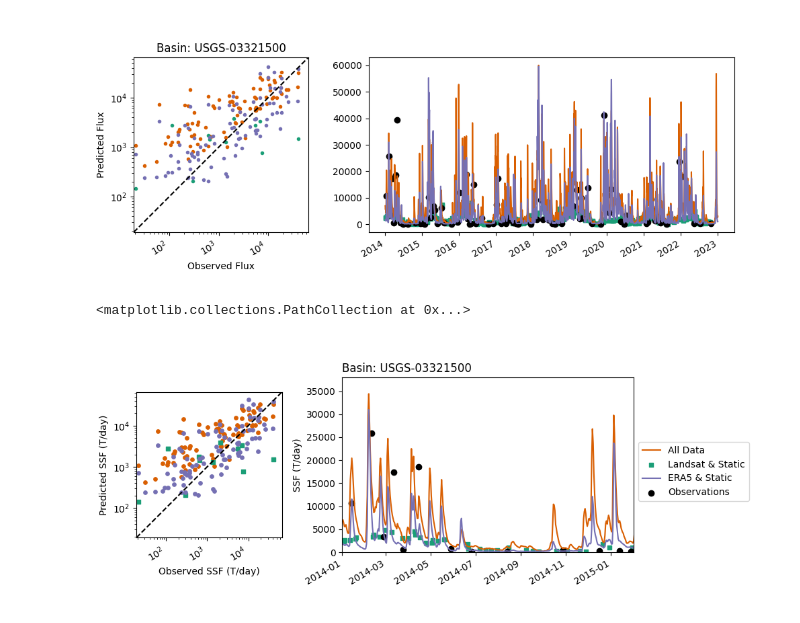
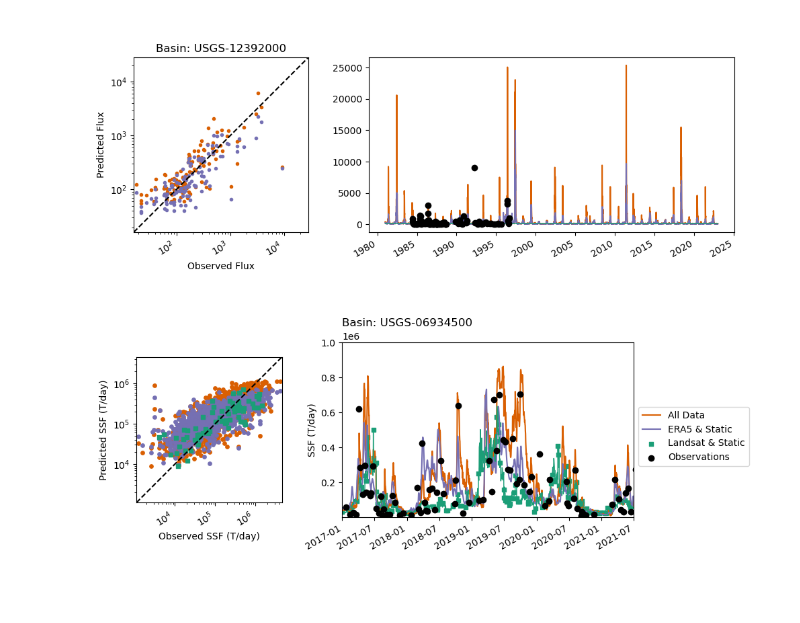
Before and after one commit to Fluvial-UMass/swot-ml, a Jupyter notebook: notebooks/CompareResults.ipynb, the cells around one changed output. Cells and saved outputs as stored; diff of their text form; code cells hidden in the pictures.

```diff
--- a/notebooks/CompareResults.ipynb
+++ b/notebooks/CompareResults.ipynb
@@ -194,2 +171,0 @@ Name: landsat, Length: 3286, dtype: int64
-# %%
-for preds, color in zip(predict_results, colors):
@@ -289,19 +307,23 @@ for preds, name, (c, s) in zip(predict_results, exp_names, line_styles):
     if not 'era5' in preds['dt'].columns:
         #Remove the predictions with no query basis
         mask = sorted_df['dt']['landsat'] == 0
-        date = date[mask]
-        values = values[mask]
-        obs = obs[mask]
-        l = axes[1].scatter(date, values, 15, marker='s', color=c, label=name)#, facecolor='none')
+        masked_date = date[mask]
+        masked_values = values[mask]
+        masked_obs = obs[mask]
+        axes[0].scatter(masked_obs, masked_values, marker='.',color=c)
+        l = axes[1].scatter(masked_date, masked_values, 15, marker='s', color=c, label=name)#, facecolor='none')
+        l = axes[1].plot(date, values, linewidth=1, color=c, label=name)#, facecolor='none')
     else:
+        axes[0].scatter(obs, values, marker='.',color=c)
         l = axes[1].plot(date, values, color=c, label=name)
+
     legend_elements.append(l)
 
     mins.extend([np.nanmin(values), np.nanmin(obs)])
     maxs.extend([np.nanmax(values), np.nanmax(obs)])
 
-    axes[0].scatter(obs, values, marker='.',color=c)
-axes[1].scatter(date, obs, color='k')
+
+axes[1].scatter(date, obs, zorder=10, color='k')
 
 min_val = float(np.min(mins))*0.9
 max_val = float(np.max(maxs))*1.1
@@ -317,6 +339,7 @@ axes[0].set_xlabel(f"Observed Flux")
 axes[0].set_ylabel(f"Predicted Flux")
 axes[0].set_title(f"Basin: {basin}")
 
+# axes[1].set_yscale('log')
 
 fig.subplots_adjust(top=0.85, left=0.05, right=0.95, wspace=0.05, hspace=0.4)
 fig.autofmt_xdate()
@@ -325,32 +348,30 @@ plt.show()
 
 # fig.savefig(fig_dir / f"{basin}_timeseries.png",  dpi=300)
 # %% [output]
-[figure, old version]
+[figure, new version]
-# %%
-legend_elements[1]
-# %% [output]
-<matplotlib.collections.PathCollection at 0x...>
 # %%
 import matplotlib.gridspec as gridspec
 
 """
-good improvement in bias.
-basin = 'USGS-12510500'
-start_date = np.datetime64('2020-01-01')
-end_date = np.datetime64('2022-12-31')
-y_max = 6000
+# dynamics and strong seasonal cycle, but no Landsat.
+basin = 'USGS-13013650'
+start_date = np.datetime64('1995-01-01')
+end_date = np.datetime64('1999-07-01')
+y_max = 100000
+log = True
 
+basin = 'USGS-04183500'
+start_date = np.datetime64('2017-01-01')
+end_date = np.datetime64('2017-07-01')
+y_max = 50000
+log = False
+"""
 
-basin = 'USGS-03321500'
-start_date = np.datetime64('2014-01-01')
-end_date = np.datetime64('2015-02-01')
-y_max = 38000
-
-"""
-basin = 'USGS-03321500'
-start_date = np.datetime64('2014-01-01')
-end_date = np.datetime64('2015-02-01')
-y_max = 38000
+basin = 'USGS-06934500'
+start_date = np.datetime64('2017-01-01')
+end_date = np.datetime64('2021-07-01')
+y_max = 1000000
+log = False
 
 # Plot the true values and predictions
 plt.close('all')
@@ -381,11 +402,12 @@ for preds, name, (c, s) in zip(predict_results, exp_names, line_styles):
     if not 'era5' in preds['dt'].columns:
         #Remove the predictions with no query basis
         mask = sorted_df['dt']['landsat'] == 0
-        date = date[mask]
-        values = values[mask]
-        obs = obs[mask]
-        axes[0].scatter(obs, values, 15, marker='s',color=c)
-        l = axes[1].scatter(date, values, 15, marker='s', color=c, label=name)#, facecolor='none')
+        masked_date = date[mask]
+        masked_values = values[mask]
+        masked_obs = obs[mask]
+        axes[0].scatter(masked_obs, masked_values, 15, marker='s',color=c)
+        axes[1].plot(date, values, linewidth=1, color=c, label=name)#, facecolor='none')
+        l = axes[1].scatter(masked_date, masked_values, 15, marker='s', color=c, label=name)#, facecolor='none')
         legend_elements.append(l)
     else:
         axes[0].scatter(obs, values, 15, marker='o',color=c)
@@ -396,36 +418,38 @@ for preds, name, (c, s) in zip(predict_results, exp_names, line_styles):
     maxs.extend([np.nanmax(values), np.nanmax(obs)])
 
 
-l = axes[1].scatter(date, obs, color='k', label='Observations')
+l = axes[1].scatter(date, obs, color='k', zorder=10, label='Observations')
 legend_elements.append(l)
 
 min_val = float(np.min(mins))*0.9
 max_val = float(np.max(maxs))*1.1
 axes[0].plot([min_val, max_val], [min_val, max_val], 'k--')
 
 # Setting axes to be square and equal range
 axes[0].axis('square')
 axes[0].set_xscale('log')
 axes[0].set_yscale('log')
 axes[0].set_xlim(min_val, max_val)
 axes[0].set_ylim(min_val, max_val)
 axes[0].set_xlabel(f"Observed SSF (T/day)")
 axes[0].set_ylabel(f"Predicted SSF (T/day)")
 axes[1].set_title(f"Basin: {basin}", loc='left')
 
 axes[1].set_xlim(start_date, end_date)
-axes[1].set_ylim(0, y_max)
+axes[1].set_ylim(1, y_max)
 axes[1].set_ylabel("SSF (T/day)")
+if log:
+    axes[1].set_yscale('log')
 
 fig.subplots_adjust(top=0.85, left=0.06, right=0.8, wspace=0.1, hspace=0.4)
 fig.autofmt_xdate()
 
 
 fig.legend(handles=legend_elements, loc='center left', bbox_to_anchor=(0.8, 0.5))
 
 
 plt.show()
 
 fig.savefig(fig_dir / f"{basin}_zoom_timeseries.png",  dpi=300)
 # %% [output]
-[figure, old version]
+[figure, new version]
```
Also changed, not shown: parts of 35 cells of this notebook, 24 other files.
